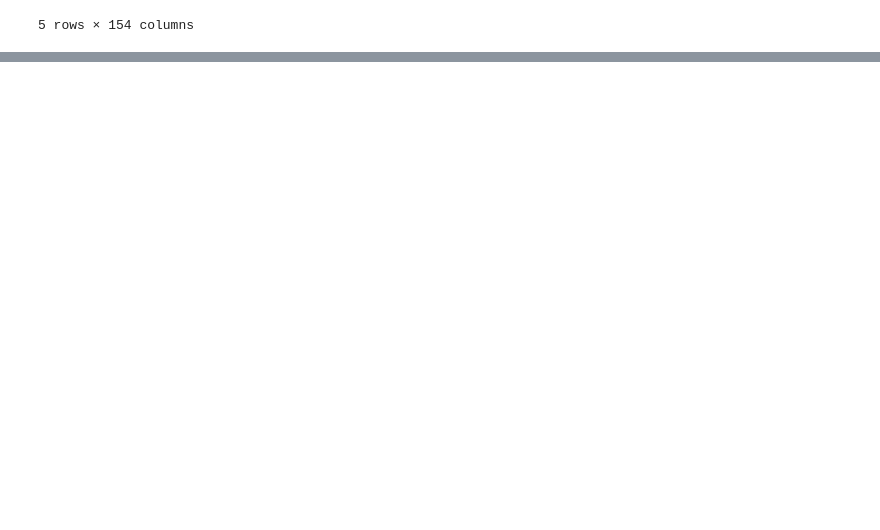
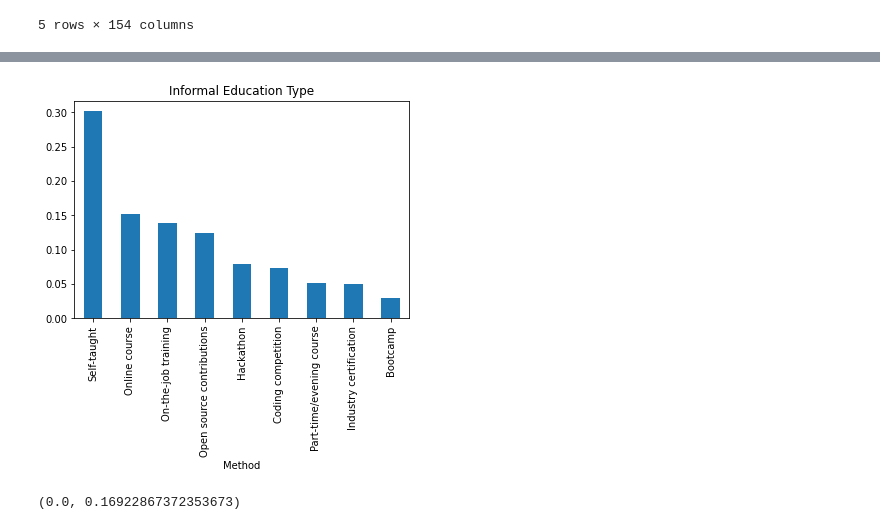
Before and after one commit to LobnaHegazy/Data-Scientist---Udacity, a Jupyter notebook: Project 1 - Data Science Blog Post/Project 1 - Data Science Blog Post.ipynb, the cells around one changed output, grey strips where cells are left out. Cells and saved outputs as stored; diff of their text form; code cells hidden in the pictures; blank space fills up the shorter version.

```diff
--- a/Project 1 - Data Science Blog Post/Project 1 - Data Science Blog Post.ipynb
+++ b/Project 1 - Data Science Blog Post/Project 1 - Data Science Blog Post.ipynb
@@ -16,0 +40,9 @@ df.head()
+# %%
+split_eduTypes = df["EducationTypes"].str.split("; ")
+split_eduTypes = split_eduTypes.dropna()
+all_vals = []
+for m in split_eduTypes:
+    for method in m:
+        if all_vals.count(method) == 0 :
+            all_vals.append(method)
+all_vals
@@ -16,0 +59,5 @@ df.head()
+# %%
+edu_types = df['EducationTypes'].value_counts().reset_index()
+edu_types.rename(columns = {'index':'Method','EducationTypes':'count'}, inplace = True)
+edu_types_df = h.total_count(edu_types, 'Method', 'count', all_vals)
+edu_types_df
@@ -16,0 +75,34 @@ df.head()
+# %%
+def clean_and_plot(df, title='Informal Education Type', plot=True):
+    '''
+    INPUT
+        df - a dataframe holding the EducationTypes column
+        title - string the title of your plot
+        axis - axis object
+        plot - bool providing whether or not you want a plot back
+
+    OUTPUT
+        study_df - a dataframe with the count of how many individuals
+        Displays a plot of pretty things related to the CousinEducation column.
+    '''
+    edu_types = df['EducationTypes'].value_counts().reset_index()
+    edu_types.rename(columns = {'index':'Method','EducationTypes':'count'}, inplace = True)
+    edu_types_df = h.total_count(edu_types, 'Method', 'count', all_vals)
+
+    edu_types_df.set_index('Method', inplace=True)
+    if plot:
+        (edu_types_df/edu_types_df.sum()).plot(kind='bar', legend=None);
+        plt.title(title);
+        plt.show()
+    props_study_df = edu_types_df/edu_types_df.sum()
+    return props_study_df
+
+props_df = clean_and_plot(df)
+# %% [output]
+[figure, added]
+# %%
+country_nan = df['Country'].isnull().mean()
+careerSat_nan = df['CareerSatisfaction'].isnull().mean()
+country_nan, careerSat_nan
+# %% [output]
+(0.0, 0.16922867372353673)
```
Also changed, not shown: parts of 8 cells of this notebook.
